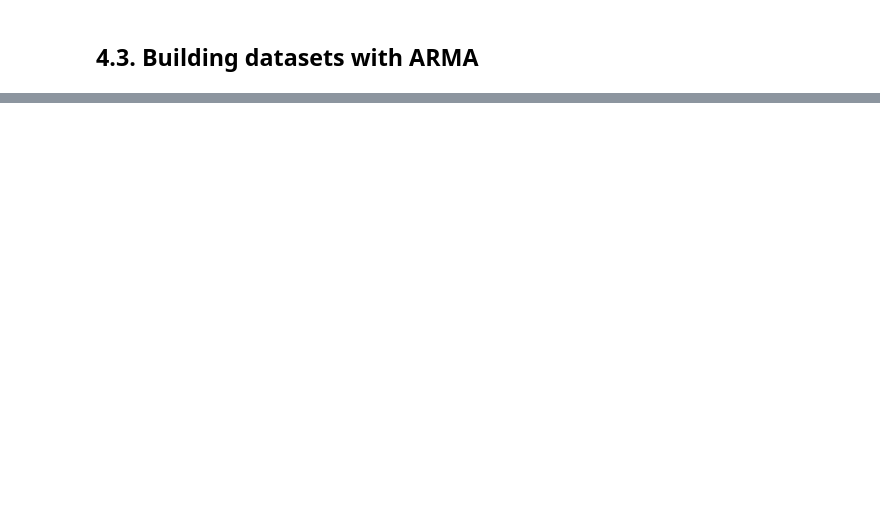
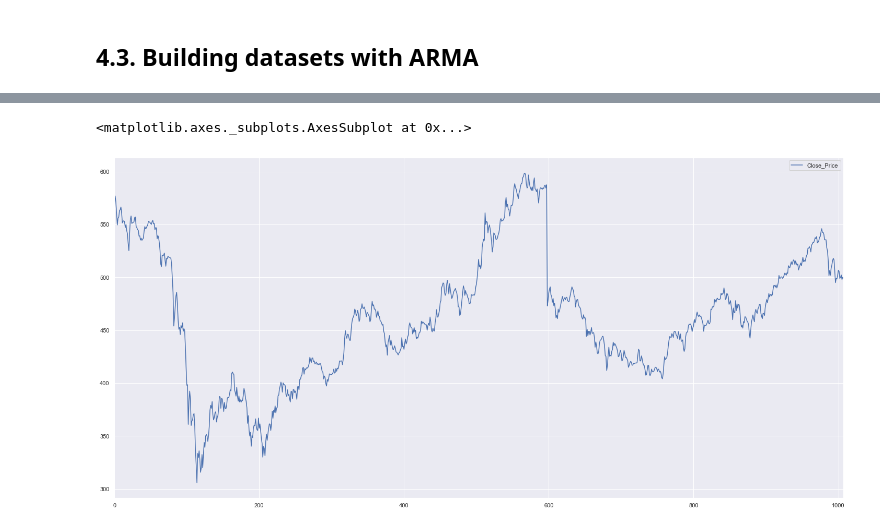
Before and after one commit to Meigarom/TimeSeries-Academy, a Jupyter notebook: book-practical-timeSeries-analysis/book_codes.ipynb, the cells around one changed output, grey strips where cells are left out. Cells and saved outputs as stored; diff of their text form; code cells hidden in the pictures; blank space fills up the shorter version.

```diff
--- a/book-practical-timeSeries-analysis/book_codes.ipynb
+++ b/book-practical-timeSeries-analysis/book_codes.ipynb
@@ -315,0 +373,12 @@ Roots
+# %%
+# Load modules
+import os
+import pandas as pd
+import numpy as np
+from matplotlib import pyplot as plt
+
+# Load Dataset
+ibm_df = pd.read_csv( '../data/ibm_common_stock_closing_prices.csv' )
+
+# Rename the second column
+ibm_df.rename( columns={'IBM common stock closing prices': 'Close_Price'}, inplace=True )
@@ -315,0 +394,5 @@ Roots
+# %%
+ibm_df.plot()
+# %% [output]
+<matplotlib.axes._subplots.AxesSubplot at 0x...>
+[figure, added]
```
Also changed, not shown: parts of 26 cells of this notebook.
